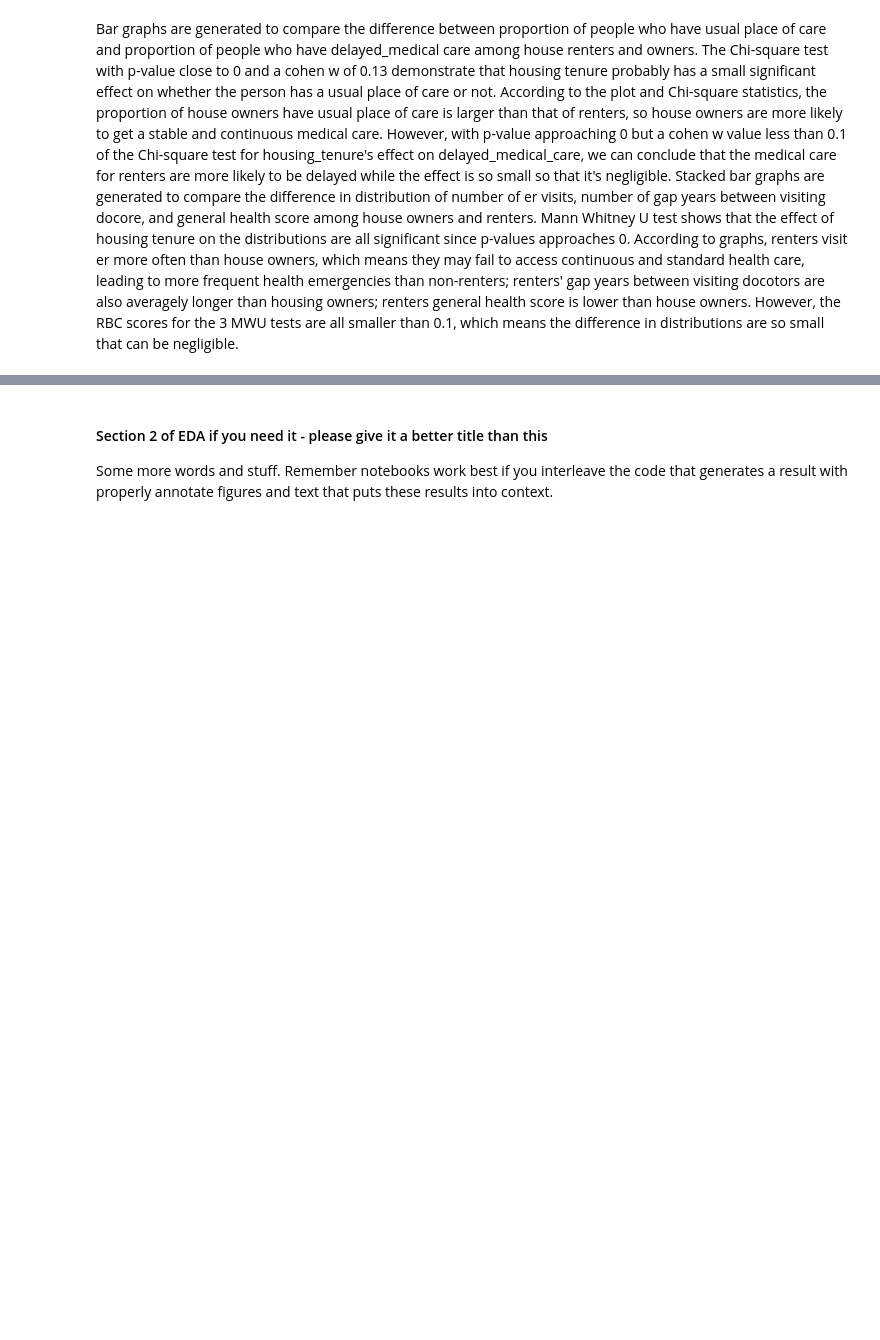
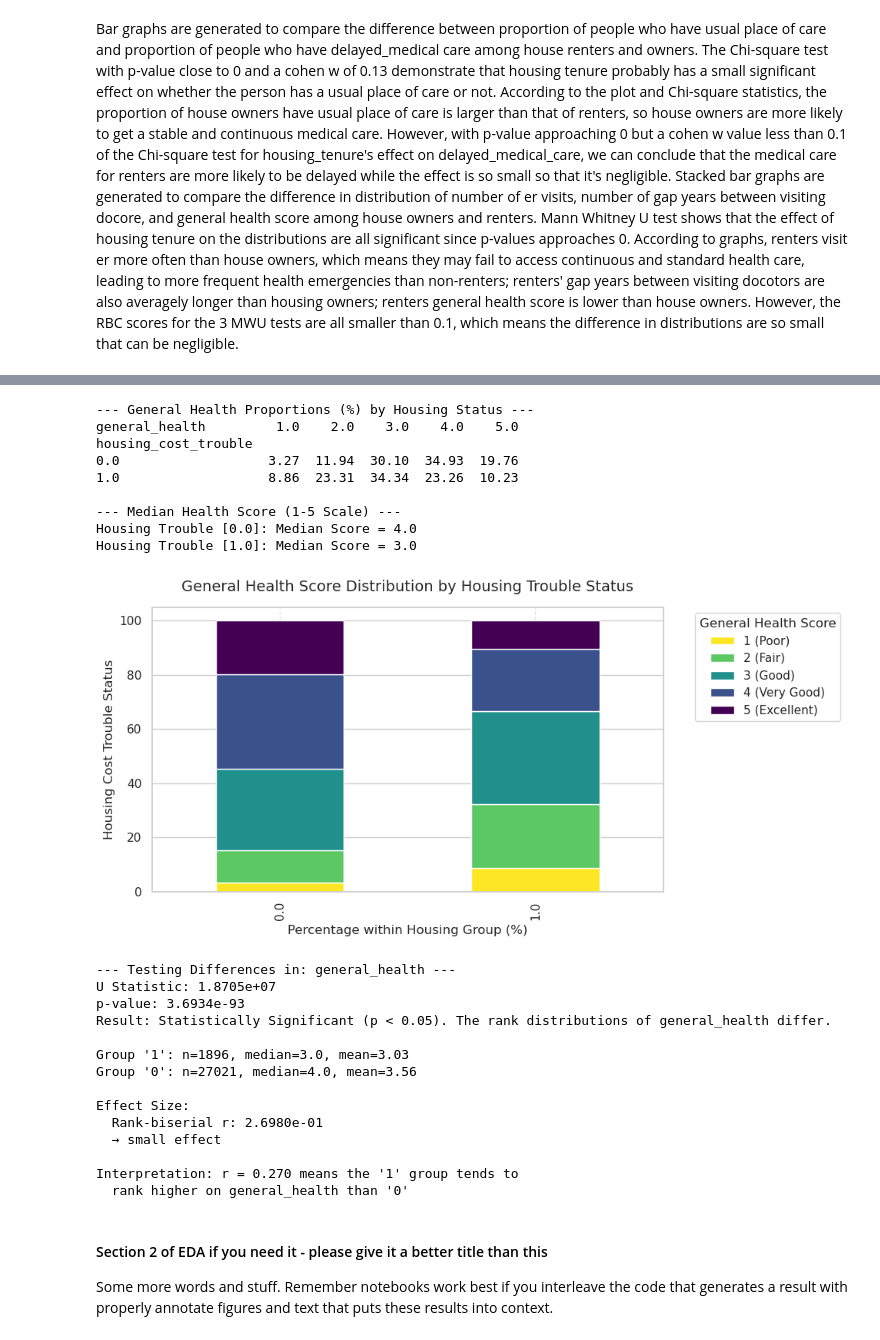
Before and after one commit to COGS108/Group-SP26-079, a Jupyter notebook: 02-EDACheckpoint.ipynb, the cells around one changed output, grey strips where cells are left out. Cells and saved outputs as stored; diff of their text form; code cells hidden in the pictures; blank space fills up the shorter version.

```diff
--- a/02-EDACheckpoint.ipynb
+++ b/02-EDACheckpoint.ipynb
@@ -439,36 +491,59 @@ print(health_pct.round(2))
 print("\n--- Median Health Score (1-5 Scale) ---")
 medians = df.groupby('housing_cost_trouble')['general_health'].median()
 for group, median_val in medians.items():
     print(f"Housing Trouble [{group}]: Median Score = {median_val}")
 
 # 1. Use our numeric cross-tab data
 
 # Optional: Map numeric scores to clear descriptive text for the legend
 labels_dict = {1: '1 (Poor)', 2: '2 (Fair)', 3: '3 (Good)', 4: '4 (Very Good)', 5: '5 (Excellent)'}
 plot_data = health_pct.rename(columns=labels_dict)
 
 # 2. Create the standard 100% stacked bar chart
 # 'stacked=True' stacks them sequentially starting from 0%
-ax = plot_data.plot(kind='barh', stacked=True, figsize=(10, 5), width=0.5, colormap='viridis_r')
+ax = plot_data.plot(kind='bar', stacked=True, figsize=(10, 5), width=0.5, colormap='viridis_r')
 
 # 3. Clean up and format
 plt.title("General Health Score Distribution by Housing Trouble Status", fontsize=14, pad=15)
 plt.xlabel("Percentage within Housing Group (%)", fontsize=12)
 plt.ylabel("Housing Cost Trouble Status", fontsize=12)
 
-# Set the x-axis limits strictly between 0 and 100%
-plt.xlim(0, 100)
 
 # Move legend outside the plot box so it doesn't cover your data chunks
 plt.legend(title="General Health Score", bbox_to_anchor=(1.05, 1), loc='upper left')
 
 # Add a clean vertical grid to help trace values down to the axis
 plt.grid(axis='x', linestyle='--', alpha=0.5)
 
 plt.tight_layout()
 plt.show()
 
 mwu(df, "housing_cost_trouble", "general_health")
+# %% [output]
+--- General Health Proportions (%) by Housing Status ---
+general_health         1.0    2.0    3.0    4.0    5.0
+housing_cost_trouble
+0.0                   3.27  11.94  30.10  34.93  19.76
+1.0                   8.86  23.31  34.34  23.26  10.23
+
+--- Median Health Score (1-5 Scale) ---
+Housing Trouble [0.0]: Median Score = 4.0
+Housing Trouble [1.0]: Median Score = 3.0
+[figure, added]
+--- Testing Differences in: general_health ---
+U Statistic: 1.8705e+07
+p-value: 3.6934e-93
+Result: Statistically Significant (p < 0.05). The rank distributions of general_health differ.
+
+Group '1': n=1896, median=3.0, mean=3.03
+Group '0': n=27021, median=4.0, mean=3.56
+
+Effect Size:
+  Rank-biserial r: 2.6980e-01
+  → small effect
+
+Interpretation: r = 0.270 means the '1' group tends to
+  rank higher on general_health than '0'
 # %% [markdown]
 #### Section 2 of EDA if you need it  - please give it a better title than this
 
```
Also changed, not shown: parts of 5 cells of this notebook.
